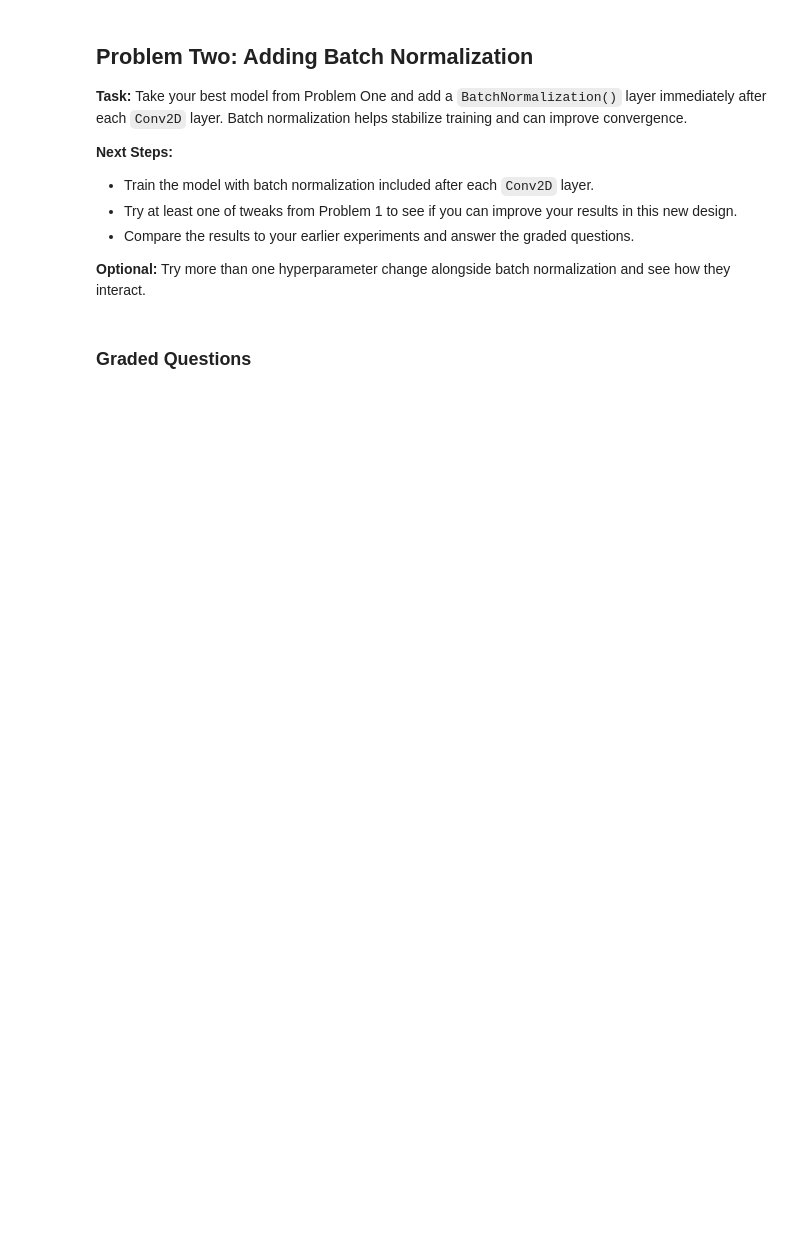
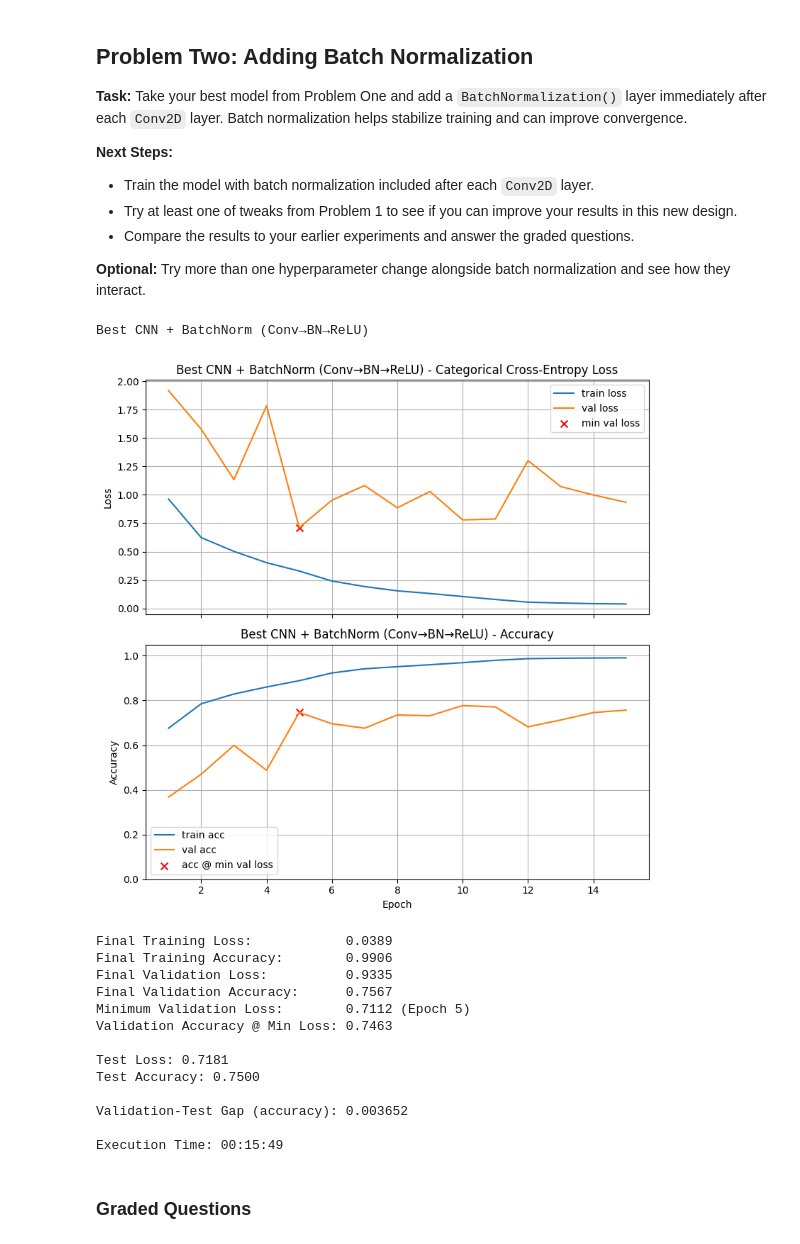
Before and after one commit to polinacsv/Module-7-Assignments, a Jupyter notebook: Homework_04.ipynb, the cells around one changed output. Drawn from its saved outputs; the diff is of its cells as text; code cells hidden in the pictures; blank space fills up the shorter version.

```diff
--- a/Homework_04.ipynb
+++ b/Homework_04.ipynb
@@ -507,6 +520,62 @@ Take your best model from Problem One and add a `BatchNormalization()` layer imm
 Try more than one hyperparameter change alongside batch normalization and see how they interact.
 # %%
 # Your code here, add additional cells if you wish
+from tensorflow.keras.layers import (
+    Input, Conv2D, BatchNormalization, Activation,
+    MaxPooling2D, Flatten, Dense, Dropout
+)
+he = initializers.HeNormal()
+
+model_best_bn = models.Sequential([
+    Input(shape=X_train.shape[1:]),
+
+    # Block 1
+    Conv2D(32, (3, 3), activation=None, kernel_initializer='he_normal'),
+    BatchNormalization(),
+    Activation('relu'),
+    MaxPooling2D((2, 2)),
+
+    # Block 2
+    Conv2D(64, (3, 3), activation=None, kernel_initializer='he_normal'),
+    BatchNormalization(),
+    Activation('relu'),
+    MaxPooling2D((2, 2)),
+
+    # Block 3
+    Conv2D(128, (3, 3), activation=None, kernel_initializer='he_normal'),
+    BatchNormalization(),
+    Activation('relu'),
+    MaxPooling2D((2, 2)),
+
+    # Dense block
+    Flatten(),
+    Dense(64, activation=None, kernel_initializer='he_normal'),
+    BatchNormalization(),
+    Activation('relu'),
+    Dropout(0.4),
+
+    # Output
+    Dense(10, activation='softmax')
+])
+
+# Train & evaluate
+train_and_test(model_best_bn, title="Best CNN + BatchNorm (Conv→BN→ReLU)")
+# %% [output]
+Best CNN + BatchNorm (Conv→BN→ReLU)
+[figure, added]
+Final Training Loss:            0.0389
+Final Training Accuracy:        0.9906
+Final Validation Loss:          0.9335
+Final Validation Accuracy:      0.7567
+Minimum Validation Loss:        0.7112 (Epoch 5)
+Validation Accuracy @ Min Loss: 0.7463
+
+Test Loss: 0.7181
+Test Accuracy: 0.7500
+
+Validation-Test Gap (accuracy): 0.003652
+
+Execution Time: 00:15:49
 # %% [markdown]
 ### Graded Questions
 # %%
```
Also changed, not shown: parts of 17 cells of this notebook.
